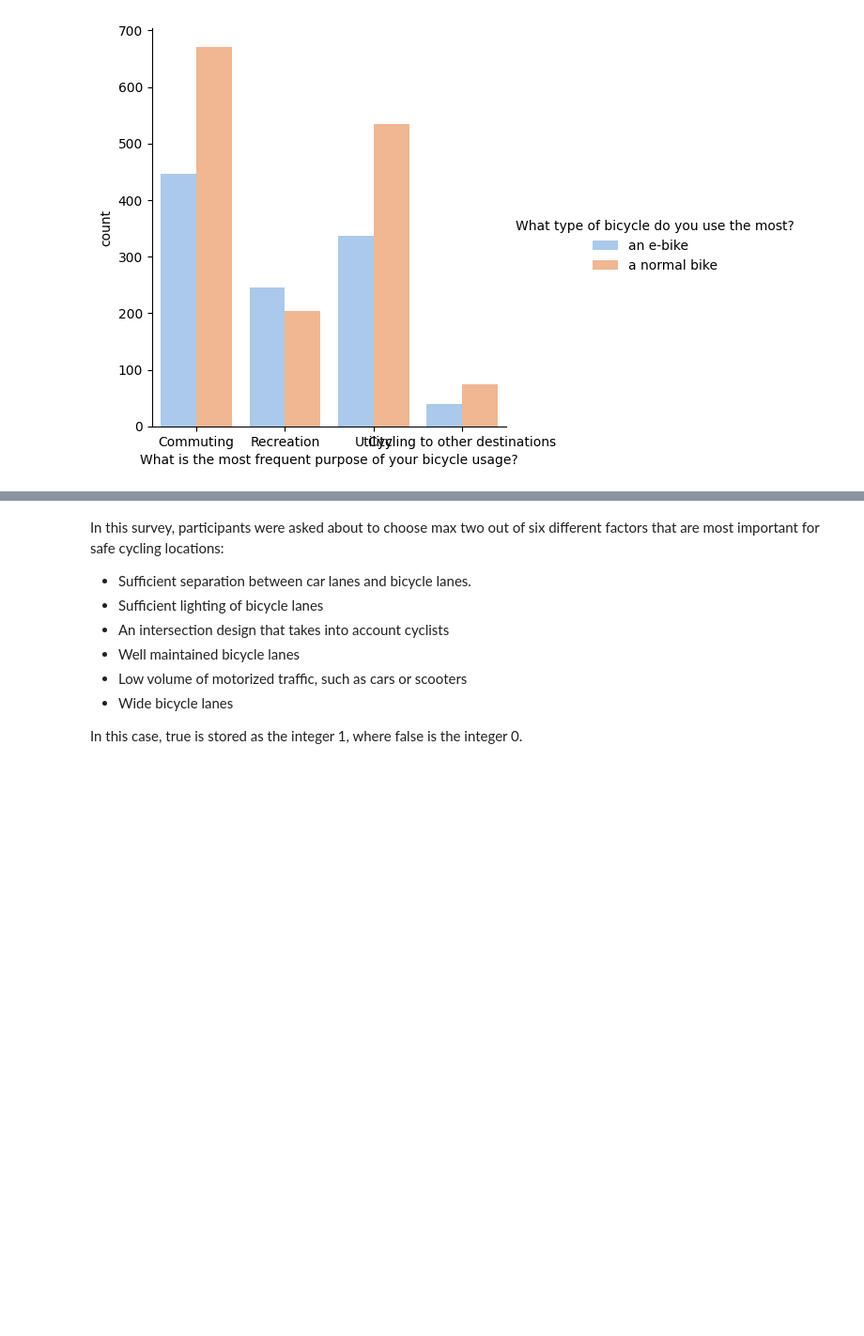
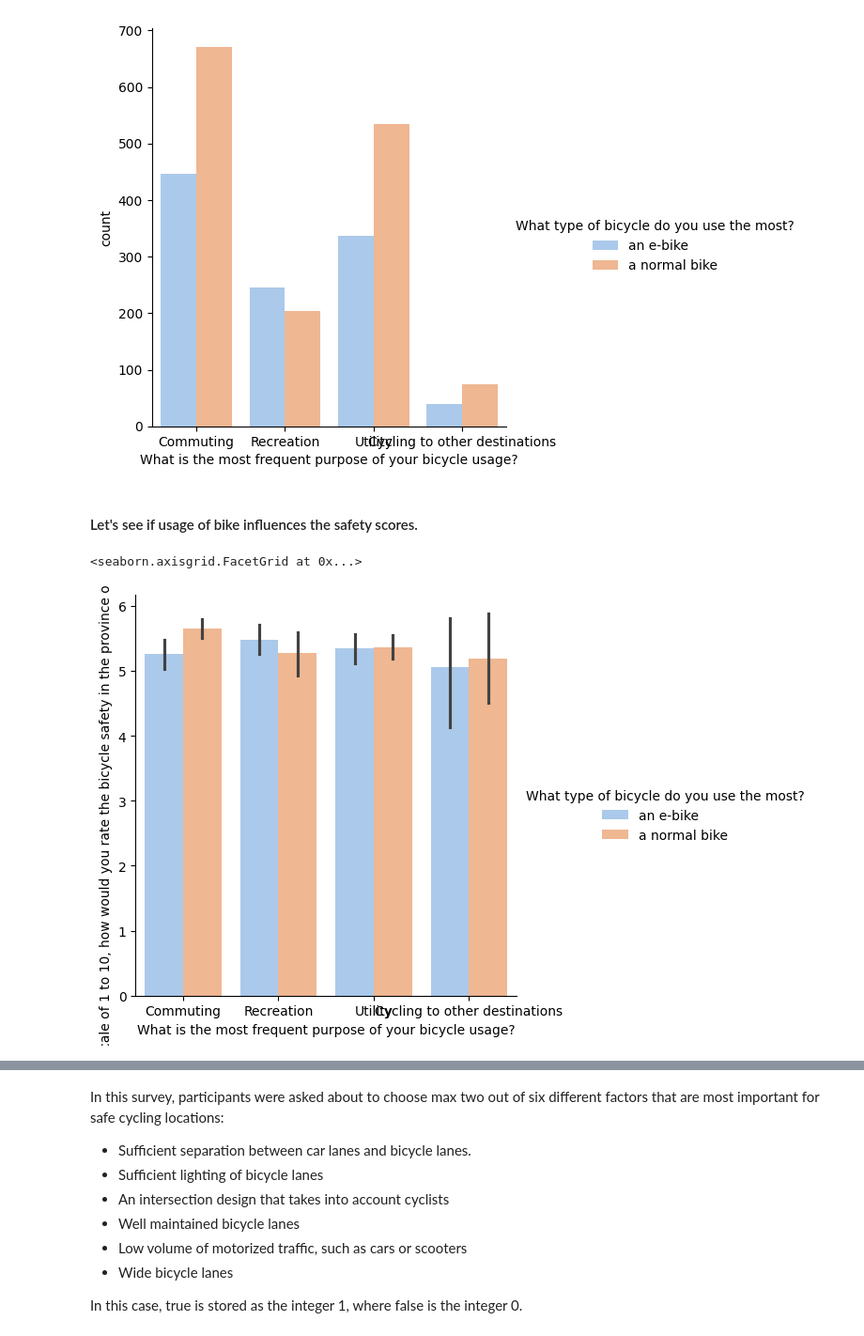
Before and after one commit to eizent/thesis_coding, a Jupyter notebook: data exploration.ipynb, the cells around one changed output, grey strips where cells are left out. Shown at 94% size. Drawn from its saved outputs; the diff is of its cells as text; code cells hidden in the pictures; blank space fills up the shorter version.

```diff
--- a/data exploration.ipynb
+++ b/data exploration.ipynb
@@ -144,3 +177,10 @@ sns.catplot(x=use, kind="count", hue = type_bike, palette="pastel")
 # %% [output]
 <seaborn.axisgrid.FacetGrid at 0x...>
 [figure]
+# %% [markdown]
+#### Let's see if usage of bike influences the safety scores.
+# %%
+sns.catplot(x=use, y=safety, kind = 'bar', hue = type_bike, palette="pastel")
+# %% [output]
+<seaborn.axisgrid.FacetGrid at 0x...>
+[figure, added]
```
Also changed, not shown: parts of 16 cells of this notebook.
